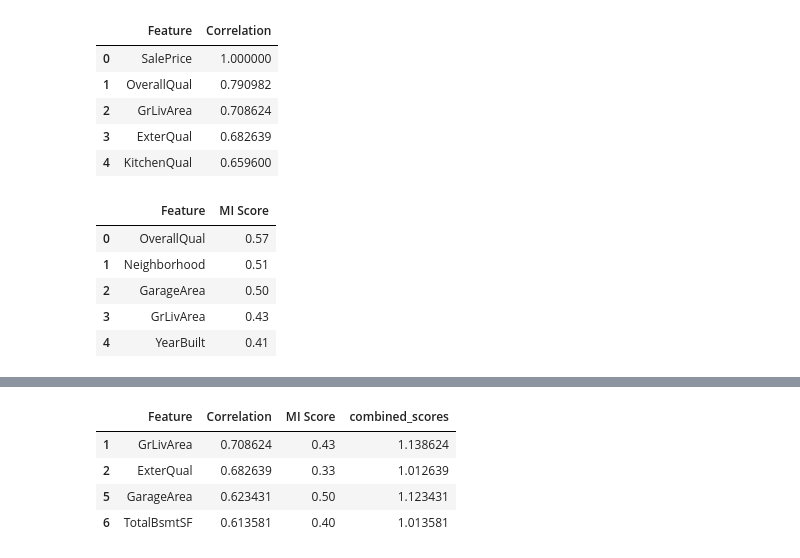
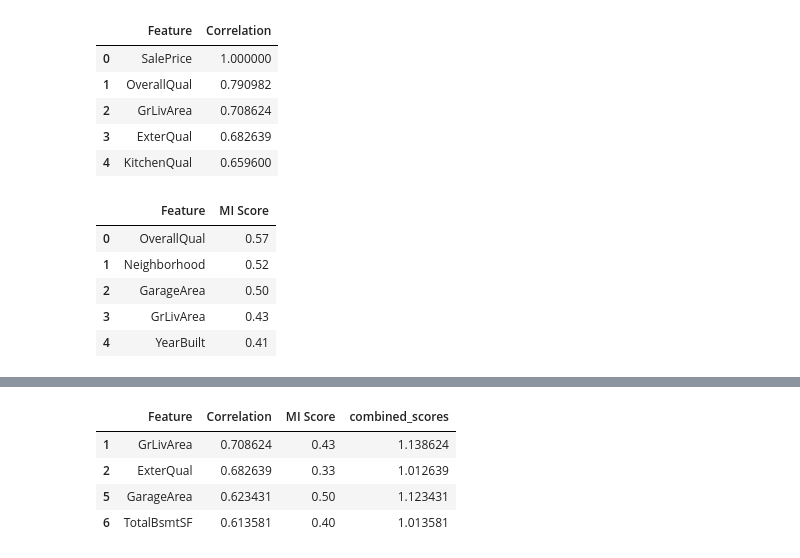
Before and after one commit to chonalchendo/kaggle_house_price_pred_comp, a Jupyter notebook: notebooks/03_feature_engineering.ipynb, the cells around one changed output, grey strips where cells are left out. Saved outputs shown, nothing was run; the diff lists cells and outputs as text; code cells hidden in the pictures.

```diff
--- a/notebooks/03_feature_engineering.ipynb
+++ b/notebooks/03_feature_engineering.ipynb
@@ -28,6 +28,9 @@ train_path = processed_dir / 'pro_train.pkl'
 test_path = processed_dir / 'pro_test.pkl'
 # %%
 train_df = pd.read_pickle(train_path)
+# %%
+# make copy of data
+X_train = train_df.copy()
 # %%
 def corr_significance(df: pd.DataFrame, y_var: str = "SalePrice"):
     """Calculate the correlation and the correlation significance of all columns in the dataframe
@@ -271,13 +283,13 @@ corr_df.head()
 | 3 | ExterQual | 0.682639 |
 | 4 | KitchenQual | 0.659600 |
 # %%
-mi_scores = create_mi_scores(train_df_copy.drop(columns='SalePrice'), train_df_copy['SalePrice']).reset_index()
+mi_scores = create_mi_scores(X_train.drop(columns='SalePrice'), X_train['SalePrice']).reset_index()
 mi_scores.columns = ['Feature', 'MI Score']
 mi_scores.head()
 # %% [output]
 |  | Feature | MI Score |
 | 0 | OverallQual | 0.57 |
-| 1 | Neighborhood | 0.51 |
+| 1 | Neighborhood | 0.52 |
 | 2 | GarageArea | 0.50 |
 | 3 | GrLivArea | 0.43 |
 | 4 | YearBuilt | 0.41 |
```
Also changed, not shown: parts of 152 cells of this notebook, 1 other file.
